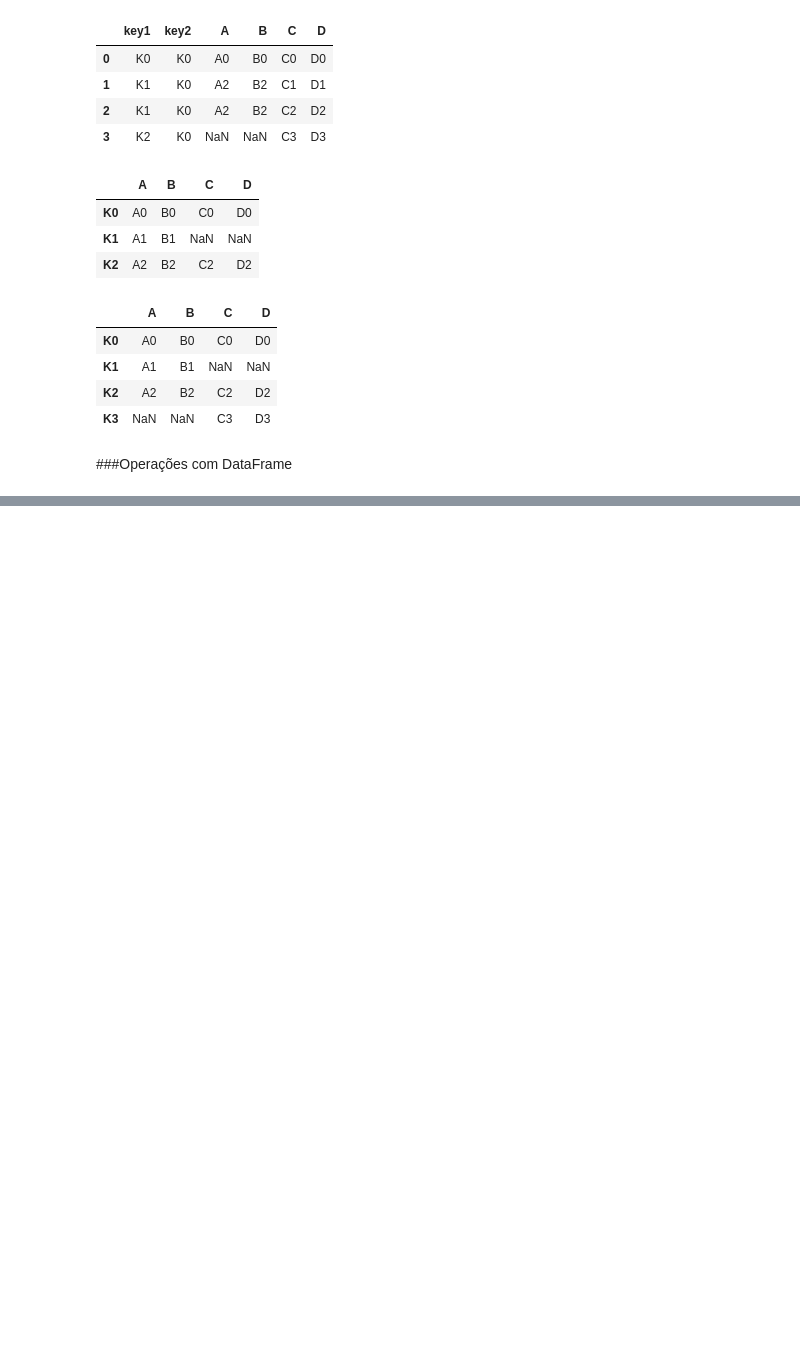
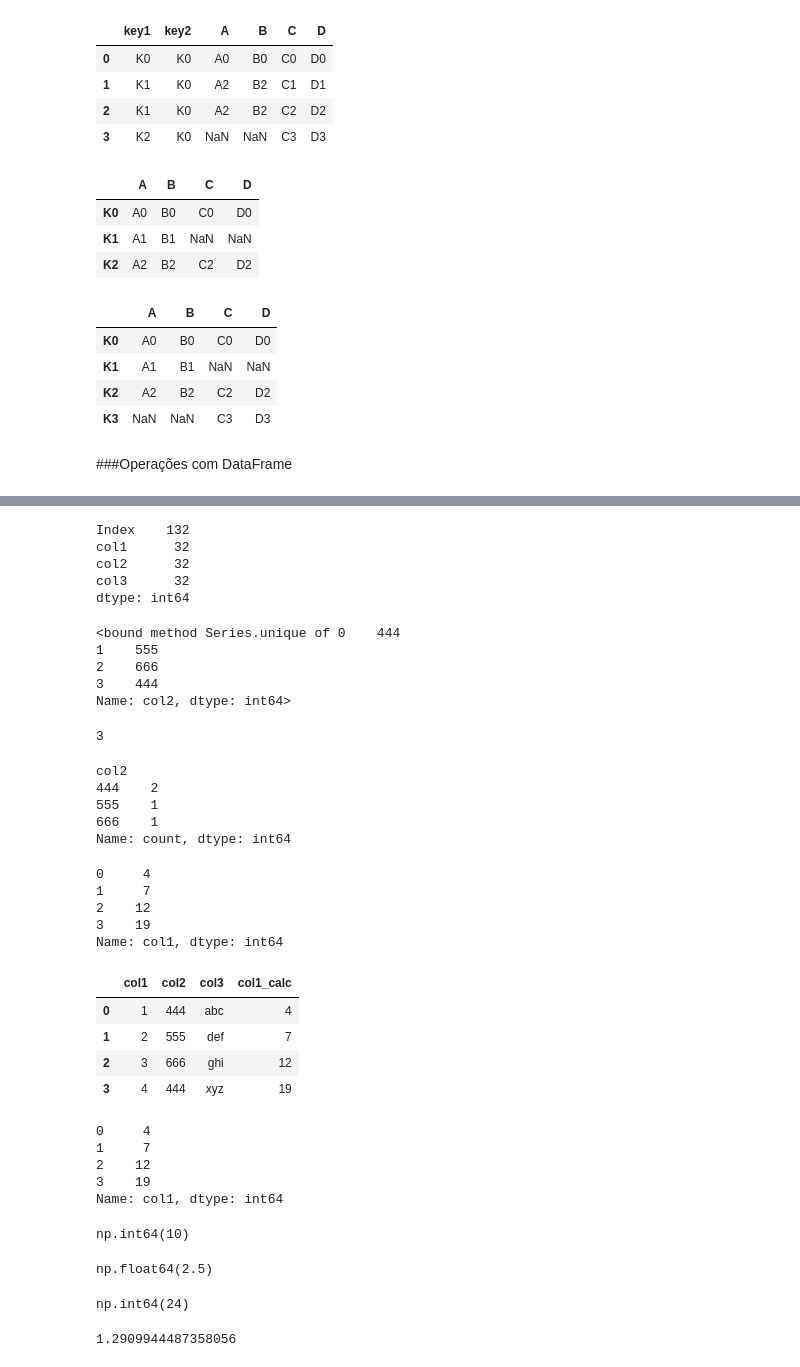
Before and after one commit to leandroclv/trilha_asimov_datascience_machinelearning, a Jupyter notebook: pandas_and_SQL/introd.ipynb, the cells around one changed output, grey strips where cells are left out. Drawn from its saved outputs; the diff is of its cells as text; code cells hidden in the pictures; blank space fills up the shorter version.

```diff
--- a/pandas_and_SQL/introd.ipynb
+++ b/pandas_and_SQL/introd.ipynb
@@ -792,3 +791,6 @@ esquerda.join(direita, how='outer')
 | K3 | NaN | NaN | C3 | D3 |
 # %% [markdown]
 ###Operações com DataFrame
+# %%
+df = pd.DataFrame({'col1': [1,2,3,4], 'col2': [444,555,666,444], 'col3': ['abc','def','ghi','xyz']})
+df.head()
@@ -794,0 +816,75 @@ esquerda.join(direita, how='outer')
+# %%
+df.memory_usage()
+# %% [output]
+Index    132
+col1      32
+col2      32
+col3      32
+dtype: int64
+# %%
+#Informações sobre valores exclusivos
+df['col2'].unique #Quais os valores únicos nesta coluna
+# %% [output]
+<bound method Series.unique of 0    444
+1    555
+2    666
+3    444
+Name: col2, dtype: int64>
+# %%
+df['col2'].nunique() #Quantos valores únicos existem nesta coluna
+# %% [output]
+3
+# %%
+df['col2'].value_counts() #Quais e quantos valores únicos
+# %% [output]
+col2
+444    2
+555    1
+666    1
+Name: count, dtype: int64
+# %%
+#Aplicando funções
+def comp(x):
+    return x ** 2 + 3
+# %%
+df['col1'].apply(comp)
+# %% [output]
+0     4
+1     7
+2    12
+3    19
+Name: col1, dtype: int64
+# %%
+df['col1_calc'] = df['col1'].apply(comp)
+# %%
+df
+# %% [output]
+|  | col1 | col2 | col3 | col1_calc |
+| 0 | 1 | 444 | abc | 4 |
+| 1 | 2 | 555 | def | 7 |
+| 2 | 3 | 666 | ghi | 12 |
+| 3 | 4 | 444 | xyz | 19 |
+# %%
+df['col1'].apply(lambda x: x**2 + 3)
+# %% [output]
+0     4
+1     7
+2    12
+3    19
+Name: col1, dtype: int64
+# %%
+df['col1'].sum()
+# %% [output]
+np.int64(10)
+# %%
+df['col1'].mean()
+# %% [output]
+np.float64(2.5)
+# %%
+df['col1'].product()
+# %% [output]
+np.int64(24)
+# %%
+df['col1'].std() #desvio padrão
+# %% [output]
+1.2909944487358056
```
Also changed, not shown: parts of 45 cells of this notebook.
